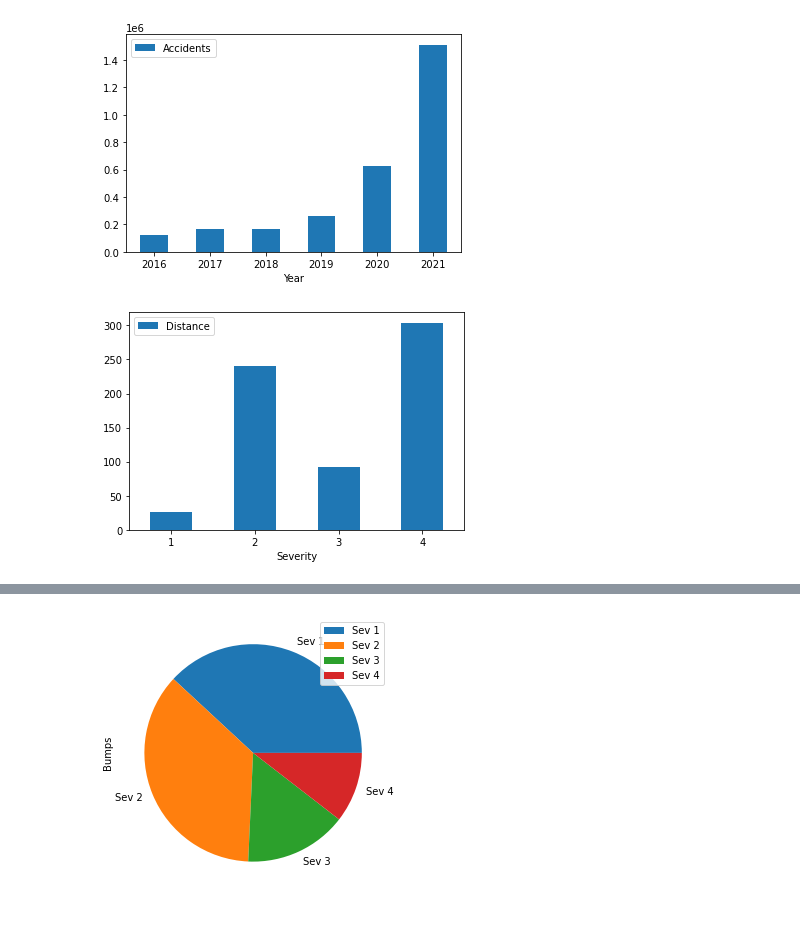
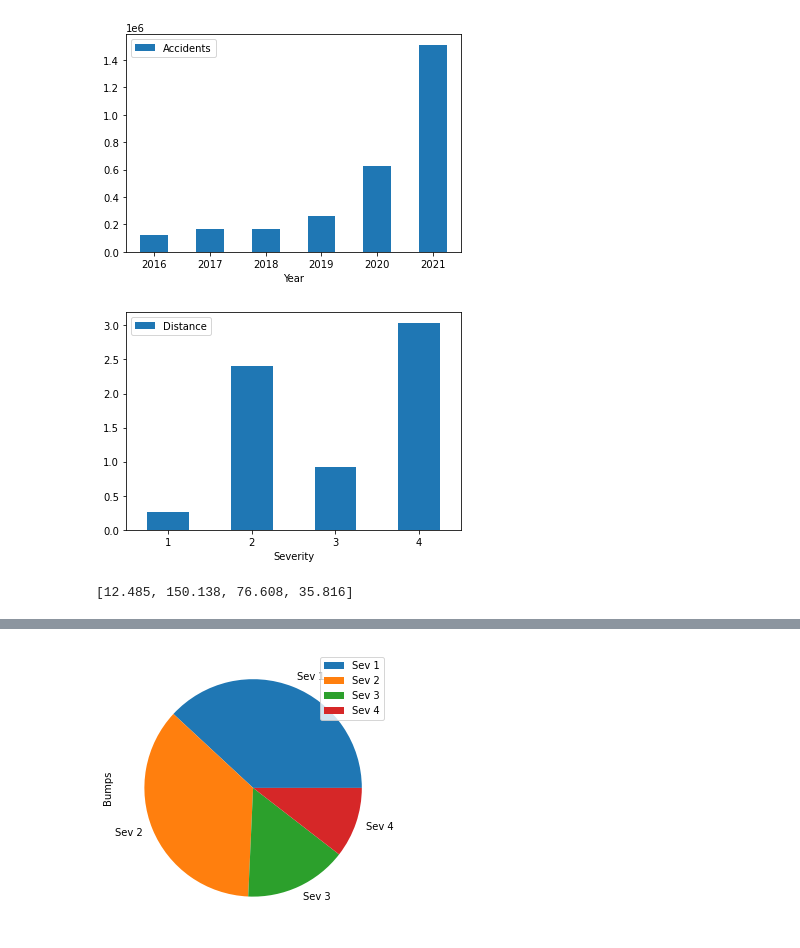
Before and after one commit to Isha28/CS784_Project, a Jupyter notebook: preprocess_exploratory.ipynb, the cells around one changed output, grey strips where cells are left out. Cells and saved outputs as stored; diff of their text form; code cells hidden in the pictures.

```diff
--- a/preprocess_exploratory.ipynb
+++ b/preprocess_exploratory.ipynb
@@ -231,8 +237,14 @@ ax = df.plot.bar(x='Year', y='Accidents', rot=0)
 # %% [output]
 [figure]
 # %%
-#what is dist values? max dist? avg dist in miles?
-df = pd.DataFrame({'Severity':[1,2,3,4], 'Distance':[26.239,240.93800000000002,92.65199999999997,303.871]})
-ax = df.plot.bar(x='Severity', y='Distance', rot=0) #remove 3rd severity?
+#what is dist values? max dist? avg dist in miles - SOLVED
+#how to conv this to hist?
+severity_distance[1] = sum(severity_distance[1])/100
+severity_distance[2] = sum(severity_distance[2])/100
+severity_distance[3] = sum(severity_distance[3])/100
+severity_distance[4] = sum(severity_distance[4])/100
+
+df = pd.DataFrame({'Severity':[1,2,3,4], 'Distance':[severity_distance[1], severity_distance[2], severity_distance[3], severity_distance[4]]})
+ax = df.plot.bar(x='Severity', y='Distance', rot=0) #remove 3rd severity
 # %% [output]
-[figure, old version]
+[figure, new version]
@@ -238,0 +262,19 @@ ax = df.plot.bar(x='Severity', y='Distance', rot=0) #remove 3rd severity?
+# %%
+#max
+sev_dist_dict2 = {}
+for key in sev_dist_dict:
+    cross_list = sev_dist_dict[key]
+    sev_dist_dict2[key] = 0
+    #print (len(cross_list))
+    cnt = 0
+    for ele in cross_list:
+        #print (ele)
+        if ele > sev_dist_dict2[key]:
+            sev_dist_dict2[key] = ele
+sev_dist_dict2
+#{3: 25, 2: 19, 4: 32, 1: 337}
+sev_dist_dict2 = sorted(sev_dist_dict2.items(), key=lambda x:x[0])
+sev_dist_dict2 = list(dict(sev_dist_dict2).values())
+sev_dist_dict2
+# %% [output]
+[12.485, 150.138, 76.608, 35.816]
```
Also changed, not shown: parts of 21 cells of this notebook.
